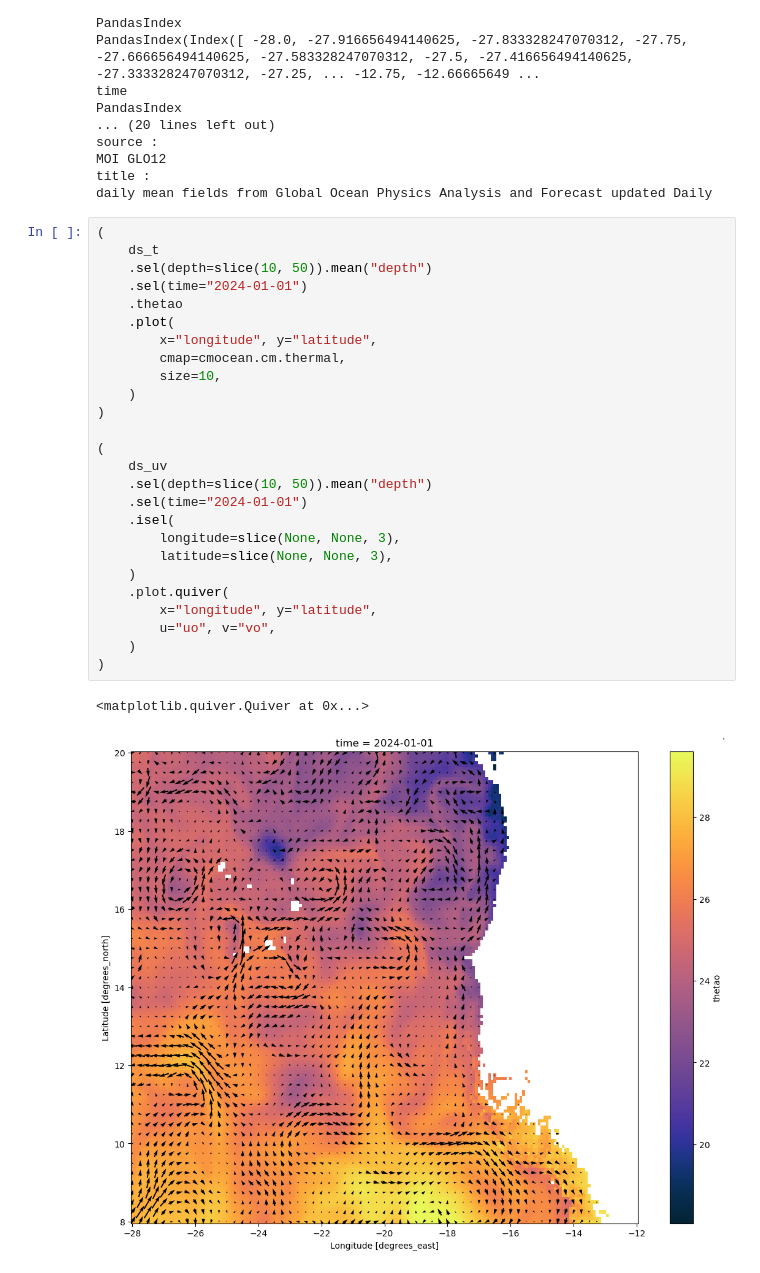
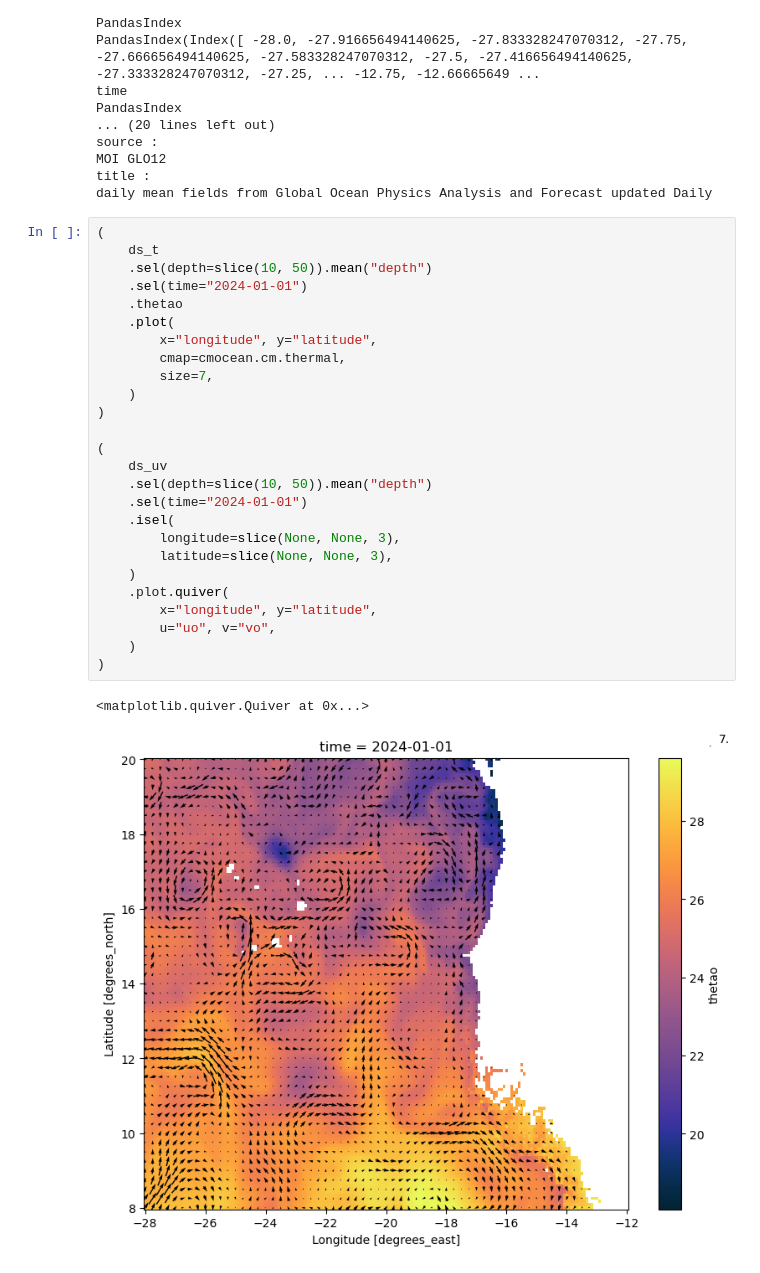
Before and after one commit to mardatade/2024_mardata_OSCM_challenge_2_firstlook, a Jupyter notebook: notebooks/2024-03-11_cmems_phys.ipynb, the cells around one changed output. Drawn from its saved outputs; the diff is of its cells as text.

```diff
--- a/notebooks/2024-03-11_cmems_phys.ipynb
+++ b/notebooks/2024-03-11_cmems_phys.ipynb
@@ -126,29 +127,29 @@ daily mean fields from Global Ocean Physics Analysis and Forecast updated Daily
 # %%
 (
     ds_t
     .sel(depth=slice(10, 50)).mean("depth")
     .sel(time="2024-01-01")
     .thetao
     .plot(
         x="longitude", y="latitude",
         cmap=cmocean.cm.thermal,
-        size=10,
+        size=7,
     )
 )
 
 (
     ds_uv
     .sel(depth=slice(10, 50)).mean("depth")
     .sel(time="2024-01-01")
     .isel(
         longitude=slice(None, None, 3),
         latitude=slice(None, None, 3),
     )
     .plot.quiver(
         x="longitude", y="latitude",
         u="uo", v="vo",
     )
 )
 # %% [output]
 <matplotlib.quiver.Quiver at 0x...>
-[figure, old version]
+[figure, new version]
```
Also changed, not shown: parts of 6 cells of this notebook, 2 other files.
